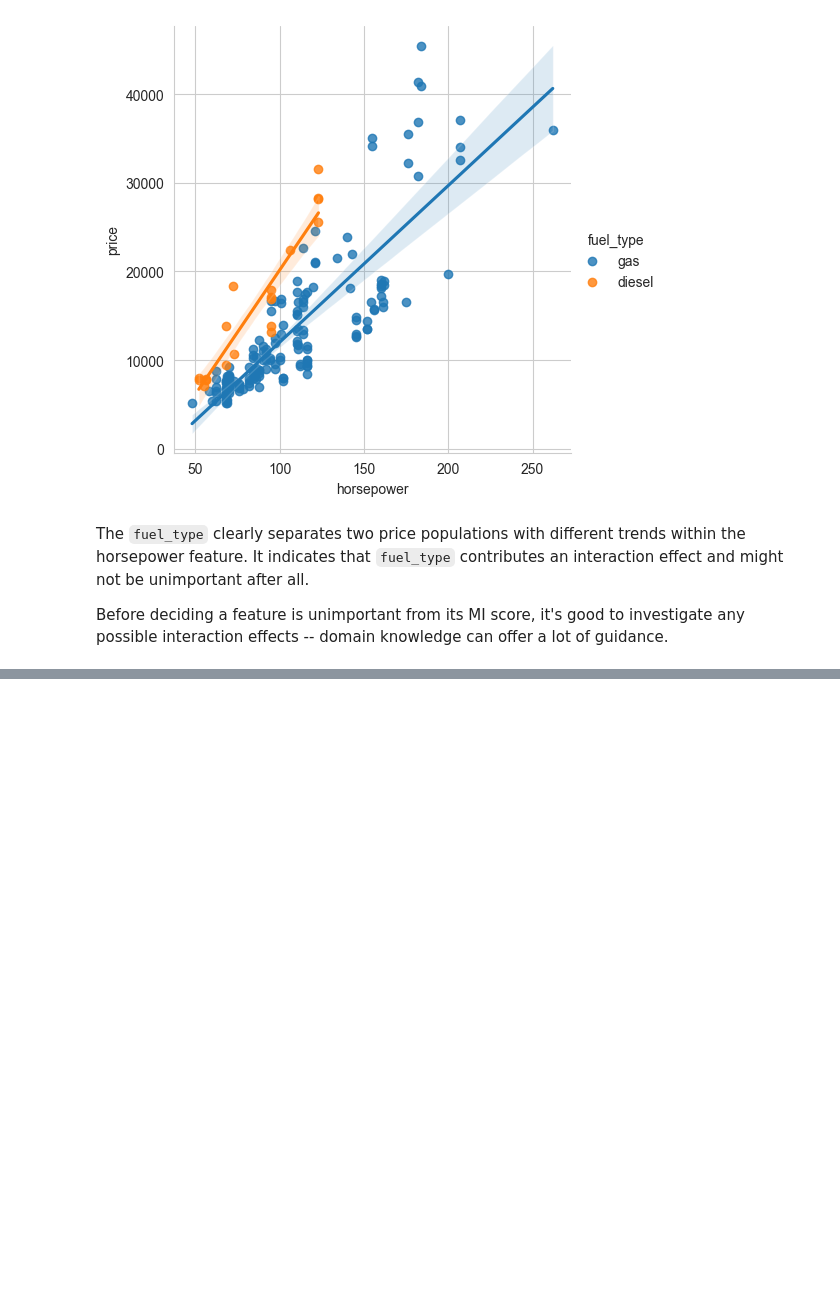
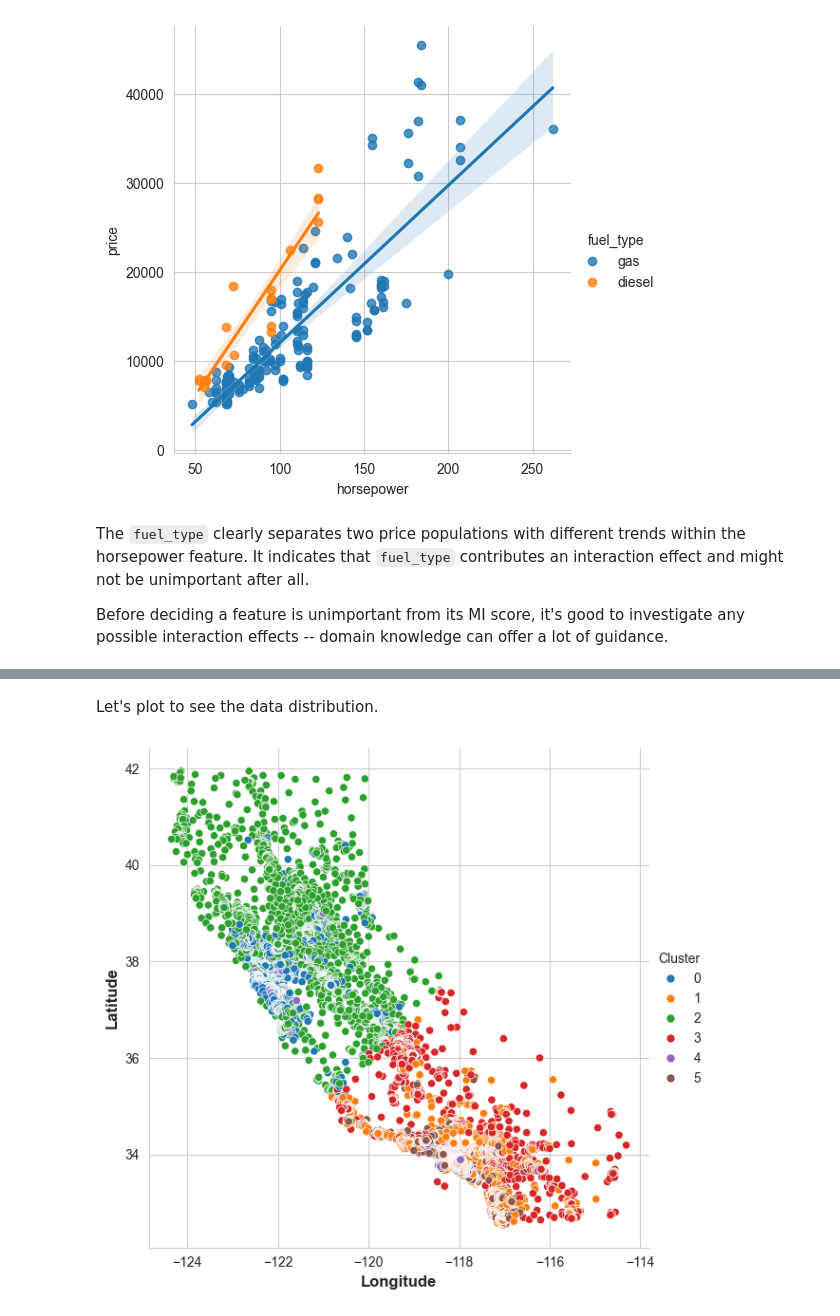
Before and after one commit to andersonliu/learn_ai, a Jupyter notebook: notebooks/feature_engineering/feature_engineering.ipynb, the cells around one changed output, grey strips where cells are left out. Saved outputs shown, nothing was run; the diff lists cells and outputs as text; code cells hidden in the pictures; blank space fills up the shorter version.

```diff
--- a/notebooks/feature_engineering/feature_engineering.ipynb
+++ b/notebooks/feature_engineering/feature_engineering.ipynb
@@ -254,0 +540,22 @@ Before deciding a feature is unimportant from its MI score, it's good to investi
+# %%
+import matplotlib.pyplot as plt
+import pandas as pd
+import seaborn as sns
+from sklearn.cluster import KMeans
+
+sns.set_style("whitegrid")
+plt.rc("figure", autolayout=True)
+plt.rc(
+    "axes",
+    labelweight="bold",
+    labelsize="large",
+    titleweight="bold",
+    titlesize=14,
+    titlepad=10,
+)
+
+housing = pd.read_csv("data/housing.csv")
+
+# MedInc is "median income"
+X = housing.loc[:, ["MedInc", "Latitude", "Longitude"]]
+X.head()
@@ -254,0 +571,7 @@ Before deciding a feature is unimportant from its MI score, it's good to investi
+# %%
+# Create cluster feature
+kmeans = KMeans(n_clusters=6)
+X["Cluster"] = kmeans.fit_predict(X)
+X["Cluster"] = X["Cluster"].astype("category")
+
+X.head()
@@ -254,0 +585,12 @@ Before deciding a feature is unimportant from its MI score, it's good to investi
+# %% [markdown]
+Let's plot to see the data distribution.
+# %%
+sns.scatterplot(
+    data=X,
+    x="Longitude",
+    y="Latitude",
+    hue="Cluster",
+    height=6,
+);
+# %% [output]
+[figure, added]
```
Also changed, not shown: parts of 53 cells of this notebook, 5 other files.
